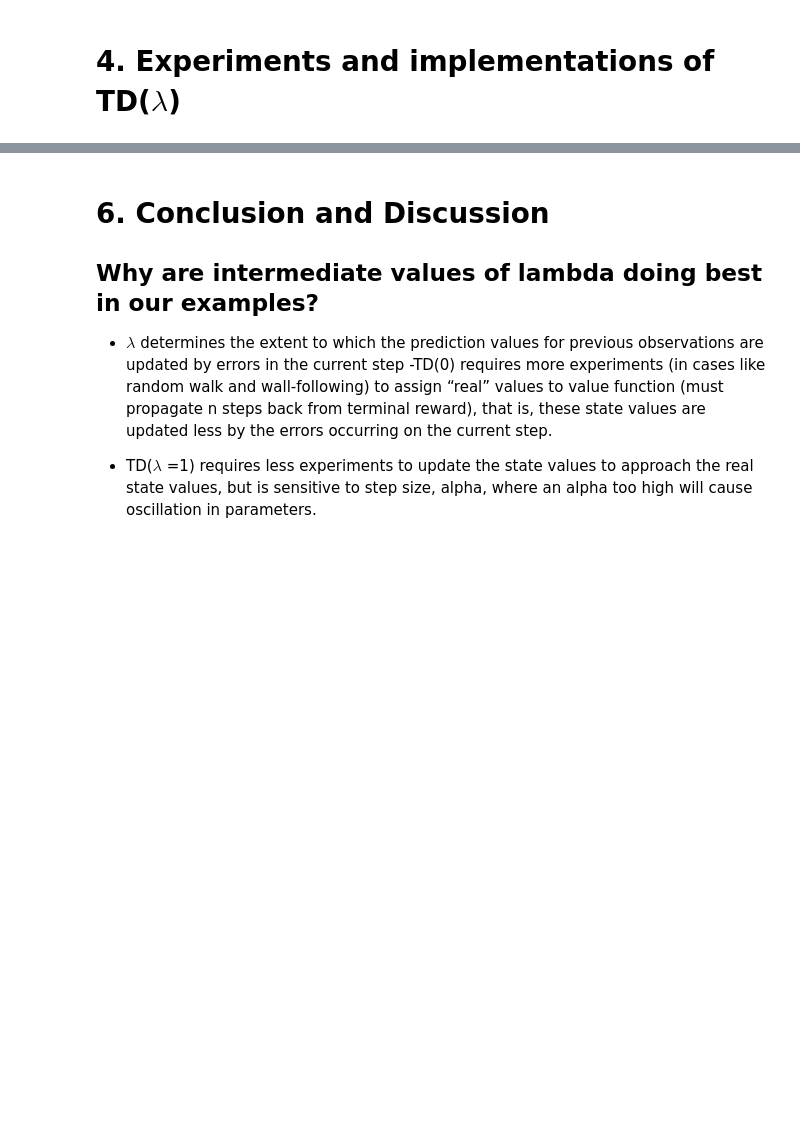
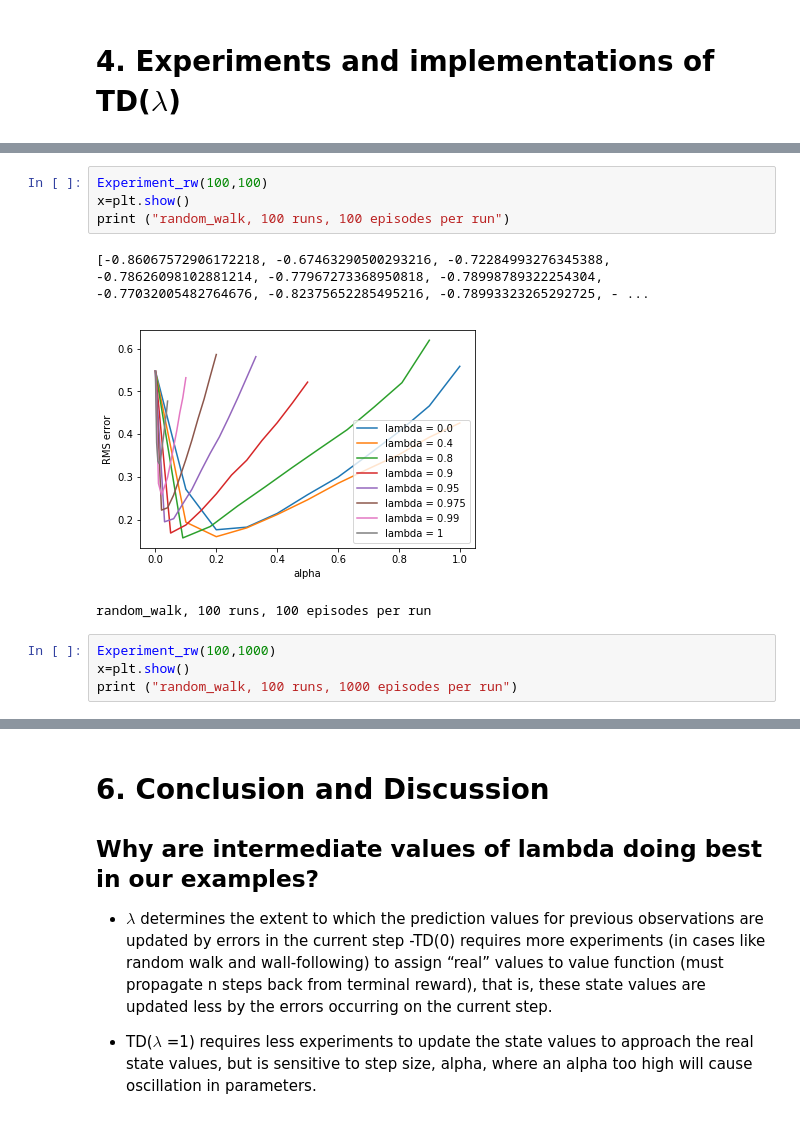
Before and after one commit to rllabmcgill/rlcourse-february-24-dy4242407, a Jupyter notebook: COMP767_assignment_Yue_Ali.ipynb, the cells around one changed output, grey strips where cells are left out. Drawn from its saved outputs; the diff is of its cells as text; blank space fills up the shorter version.

```diff
--- a/COMP767_assignment_Yue_Ali.ipynb
+++ b/COMP767_assignment_Yue_Ali.ipynb
@@ -204,0 +203,12 @@ random_walk, 100 runs, 10 episodes per run
+# %%
+Experiment_rw(100,100)
+x=plt.show()
+print ("random_walk, 100 runs, 100 episodes per run")
+# %% [output]
+[-0.86067572906172218, -0.67463290500293216, -0.72284993276345388, -0.78626098102881214, -0.77967273368950818, -0.78998789322254304, -0.77032005482764676, -0.82375652285495216, -0.78993323265292725, - ...
+[figure, added]
+random_walk, 100 runs, 100 episodes per run
+# %%
+Experiment_rw(100,1000)
+x=plt.show()
+print ("random_walk, 100 runs, 1000 episodes per run")
```
Also changed, not shown: parts of 9 cells of this notebook, 6 other files.
